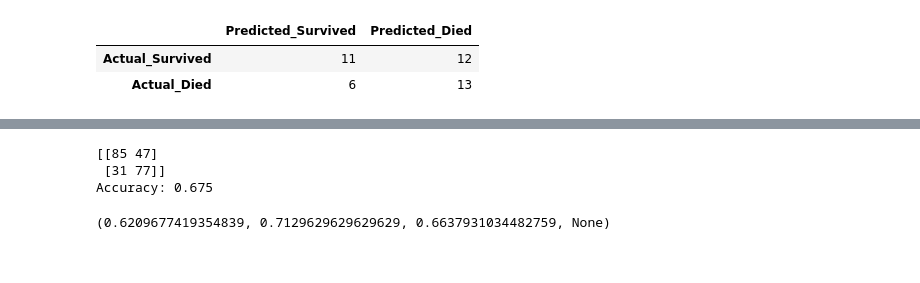
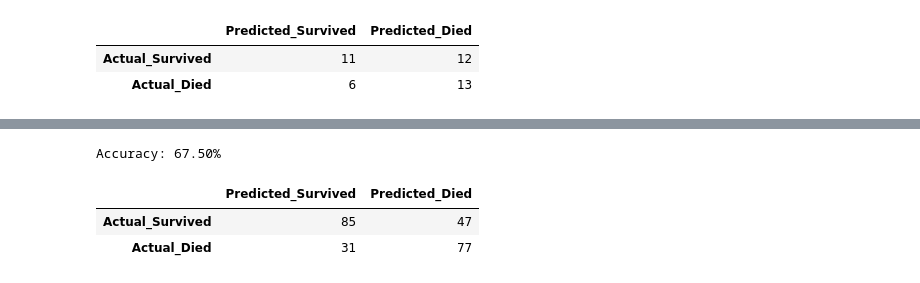
Before and after one commit to CloudWill/balancing_data, a Jupyter notebook: src/balancing_data.ipynb, the cells around one changed output, grey strips where cells are left out. Saved outputs shown, nothing was run; the diff lists cells and outputs as text; code cells hidden in the pictures.

```diff
--- a/src/balancing_data.ipynb
+++ b/src/balancing_data.ipynb
@@ -311,27 +331,31 @@ data_balanced.shape
 # %%
+# patient features
 X = data_balanced.loc[:, data_balanced.columns!='Risk1Yr']
+# response variable (what we want to predict)
 y = data_balanced['Risk1Yr']
 
+# split the data into training and testing (70% of the data used for trainning, and 30% used for testing)
 X_train, X_test, y_train, y_test = train_test_split(X, y, test_size=0.3, random_state=1234)
 
+# train the model
 lr = LogisticRegression()
 lr.fit(X=X_train, y = y_train)
+
+# test the model on unseen test data
 predictions = lr.predict(X_test)
 
 conf_mat = confusion_matrix(y_true=y_test, y_pred=predictions)
+test_accuracy = (conf_mat[0, 0] + conf_mat[1, 1]) / np.sum(conf_mat)
 
-print(conf_mat)
-
-print('Accuracy: {}'.format((conf_mat[0, 0] + conf_mat[1, 1]) / (np.sum(conf_mat))))
+print('Accuracy: {0:.2f}%'.format(test_accuracy*100))
 # %% [output]
-[[85 47]
- [31 77]]
-Accuracy: 0.675
+Accuracy: 67.50%
-# %%
-score = precision_recall_fscore_support(y_true=y_test, y_pred=predictions, average='binary')
-score
-# %% [output]
-(0.6209677419354839, 0.7129629629629629, 0.6637931034482759, None)
+# %%
+pd.DataFrame(conf_mat, index=['Actual_Survived', 'Actual_Died'], columns=['Predicted_Survived', 'Predicted_Died'])
+# %% [output]
+|  | Predicted_Survived | Predicted_Died |
+| Actual_Survived | 85 | 47 |
+| Actual_Died | 31 | 77 |
 # %% [markdown]
 ## Extraaaa
 
```
Also changed, not shown: parts of 6 cells of this notebook.
